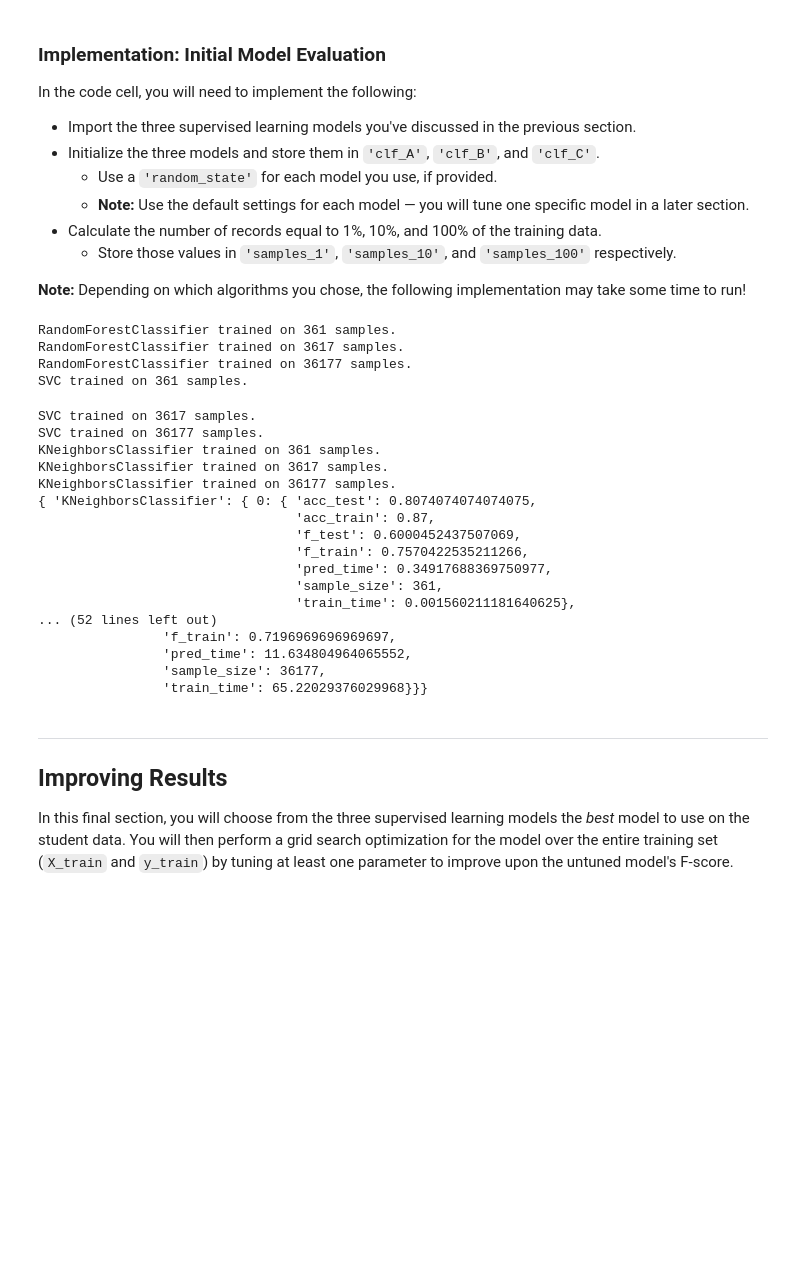
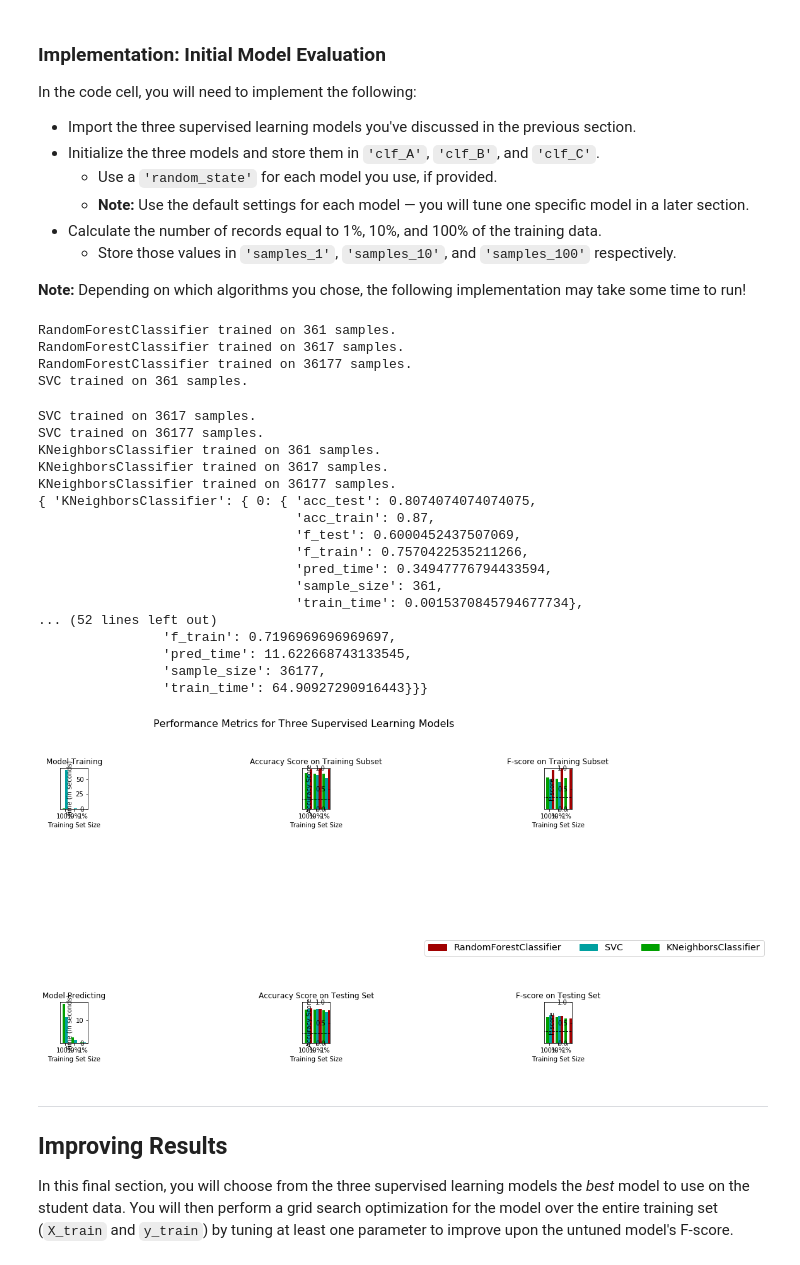
Before and after one commit to matthiasbuehl/machine-learning, a Jupyter notebook: projects/finding_donors/finding_donors.ipynb, the cells around one changed output. Cells and saved outputs as stored; diff of their text form; code cells hidden in the pictures; blank space fills up the shorter version.

```diff
--- a/projects/finding_donors/finding_donors.ipynb
+++ b/projects/finding_donors/finding_donors.ipynb
@@ -446,8 +536,8 @@ from sklearn.ensemble import RandomForestClassifier
 import pprint
 
 # TODO: Initialize the three models
-clf_A = RandomForestClassifier()
-clf_B = SVC()
+clf_A = RandomForestClassifier(random_state=42)
+clf_B = SVC(random_state=42)
 clf_C = KNeighborsClassifier()
 
 # TODO: Calculate the number of samples for 1%, 10%, and 100% of the training data
@@ -462,38 +552,39 @@ samples_1 = int(samples_100 * .01)
 results = {}
 for clf in [clf_A, clf_B, clf_C]:
     clf_name = clf.__class__.__name__
     results[clf_name] = {}
     for i, samples in enumerate([samples_1, samples_10, samples_100]):
         results[clf_name][i] = \
         train_predict(clf, samples, X_train, y_train, X_test, y_test)
 
 pp = pprint.PrettyPrinter(indent=2)
 pp.pprint(results)
 
 # Run metrics visualization for the three supervised learning models chosen
-#vs.evaluate(results, accuracy, fscore)
+vs.evaluate(results, accuracy, fscore)
 # %% [output]
 RandomForestClassifier trained on 361 samples.
 RandomForestClassifier trained on 3617 samples.
 RandomForestClassifier trained on 36177 samples.
 SVC trained on 361 samples.
 SVC trained on 3617 samples.
 SVC trained on 36177 samples.
 KNeighborsClassifier trained on 361 samples.
 KNeighborsClassifier trained on 3617 samples.
 KNeighborsClassifier trained on 36177 samples.
 { 'KNeighborsClassifier': { 0: { 'acc_test': 0.8074074074074075,
                                  'acc_train': 0.87,
                                  'f_test': 0.6000452437507069,
                                  'f_train': 0.7570422535211266,
-                                 'pred_time': 0.34917688369750977,
+                                 'pred_time': 0.34947776794433594,
                                  'sample_size': 361,
-                                 'train_time': 0.001560211181640625},
+                                 'train_time': 0.0015370845794677734},
 ... (52 lines left out)
                 'f_train': 0.7196969696969697,
-                'pred_time': 11.634804964065552,
+                'pred_time': 11.622668743133545,
                 'sample_size': 36177,
-                'train_time': 65.22029376029968}}}
+                'train_time': 64.90927290916443}}}
+[figure, added]
 # %% [markdown]
 ----
 ## Improving Results
```
Also changed, not shown: parts of 11 cells of this notebook, 1 other file.
